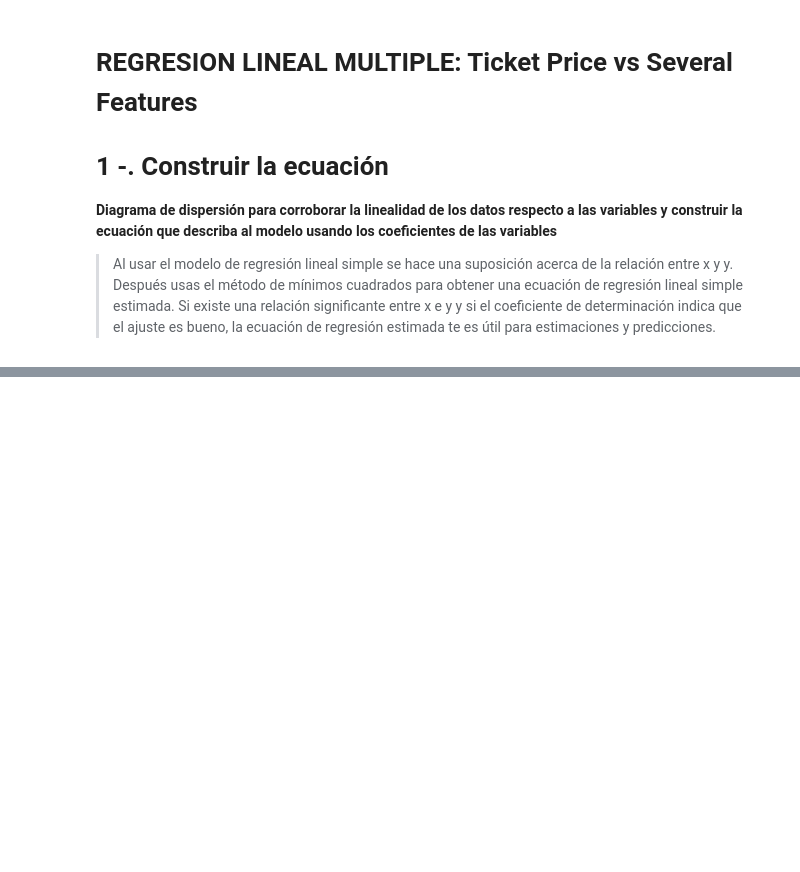
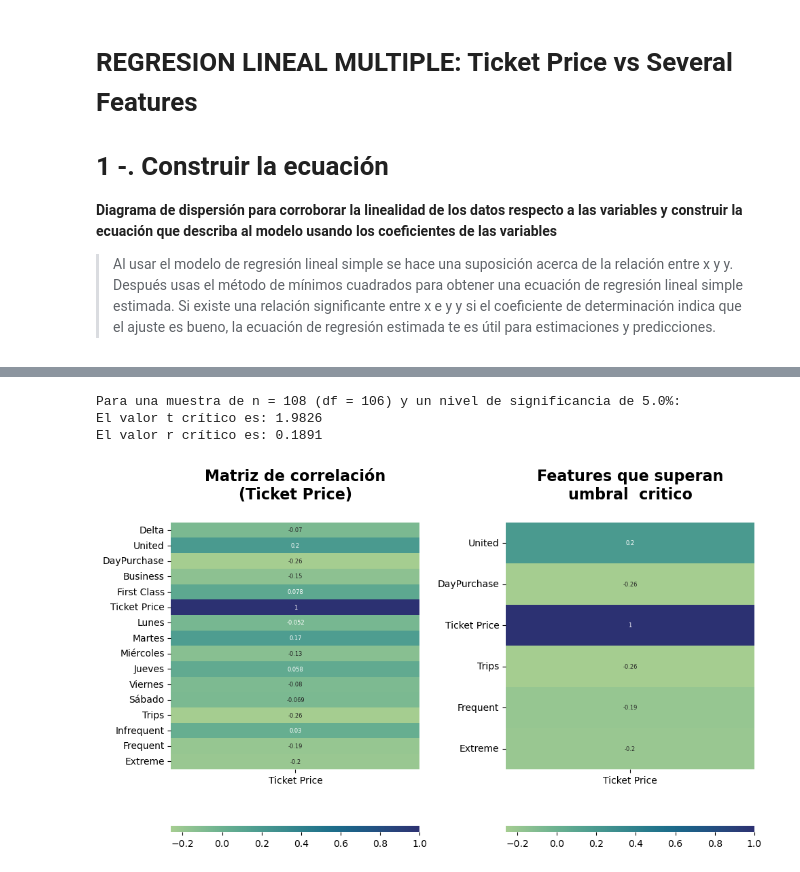
Before and after one commit to escobarm04/RETO_PredictStats, a Jupyter notebook: RETO.ipynb, the cells around one changed output, grey strips where cells are left out. Saved outputs shown, nothing was run; the diff lists cells and outputs as text; code cells hidden in the pictures; blank space fills up the shorter version.

```diff
--- a/RETO.ipynb
+++ b/RETO.ipynb
@@ -772,0 +801,41 @@ pvalue=0.06
+# %%
+#VALOR CRITICO DE R
+n = originales['Ticket Price'].size
+alpha = 0.05
+df = n - 2
+
+# Encontrar el valor t crítico para una prueba de dos colas
+t_critico = stats.t.ppf(1 - alpha / 2, df)
+# 3. Convertir el valor t crítico a valor r crítico
+r_critico = np.sqrt(t_critico**2 / (t_critico**2 + df))
+
+# --- Imprimir el resultado ---
+print(f"Para una muestra de n = {n} (df = {df}) y un nivel de significancia de {alpha*100}%:")
+print(f"El valor t crítico es: {t_critico:.4f}")
+print(f"El valor r crítico es: {r_critico:.4f}")
+
+#MATRIZ DE CORRELACION
+correlación = originales.corr(method="pearson", numeric_only=True, )
+columnas    = ['Ticket Price']
+filas = ['Delta', 'United', 'DayPurchase', 'Business', 'First Class', 'Ticket Price',
+ 'Lunes', 'Martes', 'Miércoles', 'Jueves', 'Viernes', 'Sábado', 'Trips','Infrequent', 'Frequent', 'Extreme']
+subcorr = correlación.loc[filas, columnas]
+
+#Grafica de calor
+fig, ax = plt.subplots(1,2, figsize = (10,6))
+sns.heatmap(subcorr, annot_kws={'fontsize':6},linewidth=0,  annot=True,
+           cbar_kws={'orientation': 'horizontal', 'pad': 0.17, 'fraction': 0.09, 'aspect': 40}, cmap="crest",
+            linewidths=1, linecolor='white', ax=ax[0])
+ax[0].set_title("Matriz de correlación\n(Ticket Price)\n", fontdict = {"fontweight":"bold", 'fontsize':16})
+sns.heatmap(subcorr[(subcorr["Ticket Price"] > r_critico) | (subcorr["Ticket Price"] < r_critico*-1)],
+            annot_kws={'fontsize':6},linewidth=0,  annot=True,
+            cbar_kws={'orientation': 'horizontal', 'pad': 0.17, 'fraction': 0.09, 'aspect': 40}, cmap="crest",
+            linewidths=1, linecolor='white', ax=ax[1])
+ax[1].set_title("Features que superan\numbral  critico\n", fontdict = {"fontweight":"bold", 'fontsize':16})
+plt.tight_layout()
+plt.show()
+# %% [output]
+Para una muestra de n = 108 (df = 106) y un nivel de significancia de 5.0%:
+El valor t crítico es: 1.9826
+El valor r crítico es: 0.1891
+[figure, added]
```
Also changed, not shown: parts of 16 cells of this notebook.
